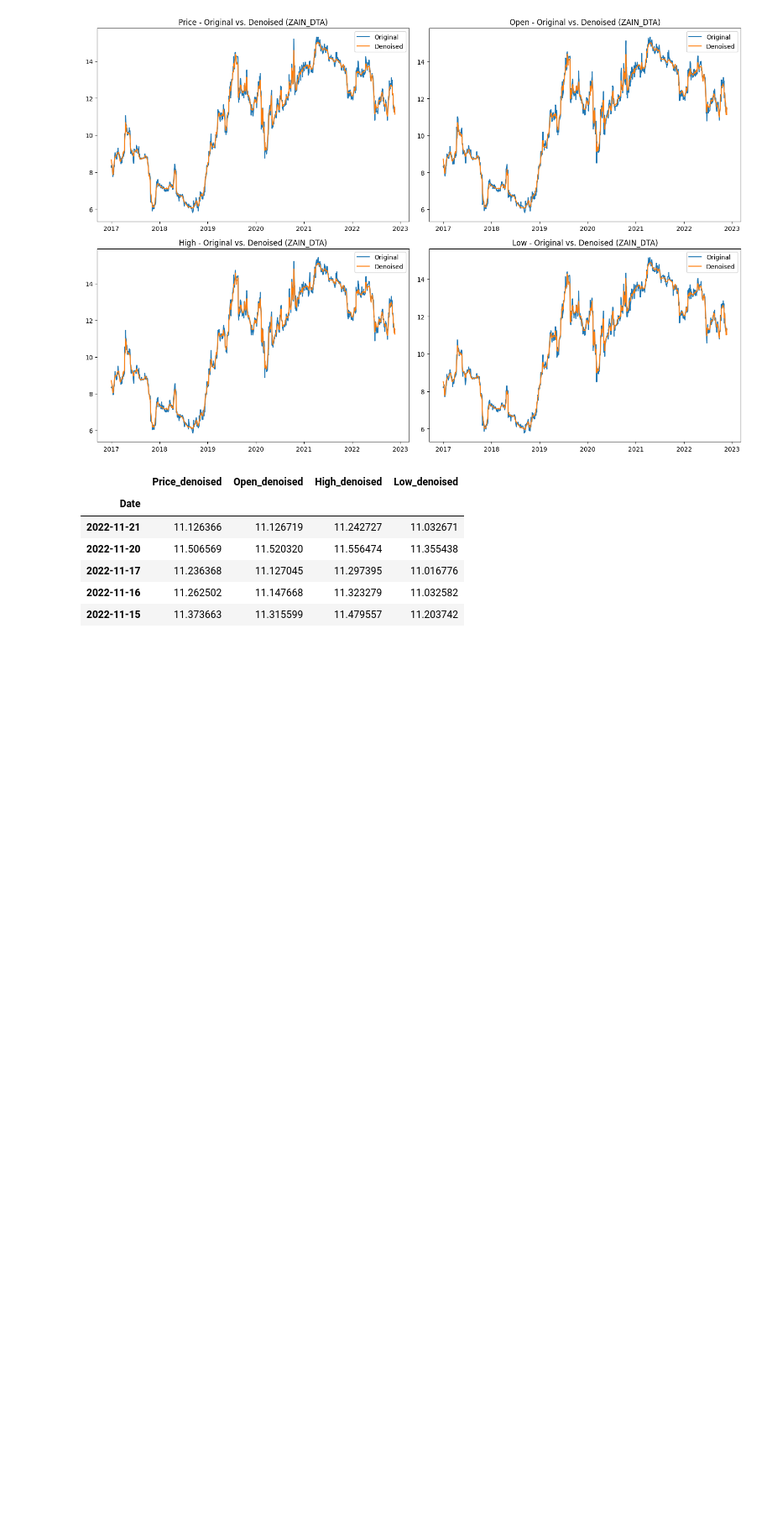
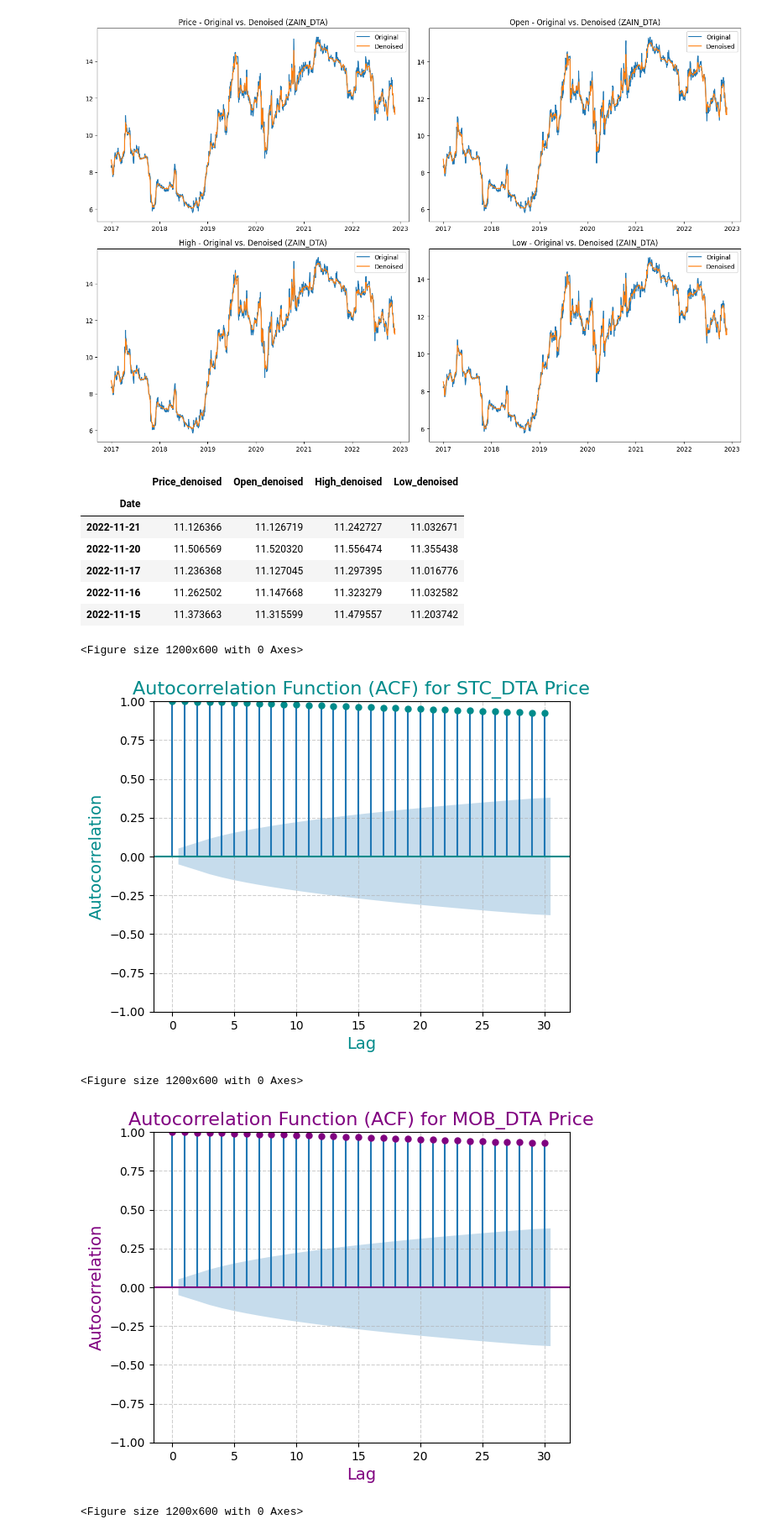
Before and after one commit to aswink71/Time-Series-Project, a Jupyter notebook: Multivaiate_analysis.ipynb, the cells around one changed output. Shown at 84% size. Drawn from its saved outputs; the diff is of its cells as text; code cells hidden in the pictures; blank space fills up the shorter version.

```diff
--- a/Multivaiate_analysis.ipynb
+++ b/Multivaiate_analysis.ipynb
@@ -341,3 +337,36 @@ ZAIN_DTA_denoised.head()
 | 2022-11-17 | 11.236368 | 11.127045 | 11.297395 | 11.016776 |
 | 2022-11-16 | 11.262502 | 11.147668 | 11.323279 | 11.032582 |
 | 2022-11-15 | 11.373663 | 11.315599 | 11.479557 | 11.203742 |
+# %%
+# Define a custom function to plot ACF with customized colors and styling
+def plot_acf_custom(data, title, color, lags=30):
+    matlp.figure(figsize=(12, 6))
+
+    #Graph the ACF using a selected hue.
+    sm.graphics.tsa.plot_acf(data,lags=lags,color=color)
+
+    # Customizing the title and labels with color and style
+    matlp.title(f'Autocorrelation Function (ACF) for {title} Price', fontsize=16, color=color)
+    matlp.xlabel('Lag', fontsize=14, color=color)
+    matlp.ylabel('Autocorrelation', fontsize=14, color=color)
+
+    #Including a grid to improve readability
+    matlp.grid(True, linestyle='--', alpha=0.6)
+
+    # Showing the plot
+    matlp.show()
+
+# Plot ACF for STC_DTA with a specific color scheme
+plot_acf_custom(STC_DTA_denoised['Price_denoised'], 'STC_DTA', color='darkcyan')
+
+# Plot ACF for MOB_DTA with a specific color scheme
+plot_acf_custom(MOB_DTA_denoised['Price_denoised'], 'MOB_DTA', color='purple')
+
+# Plot ACF for ZAIN_DTA with a specific color scheme
+plot_acf_custom(ZAIN_DTA_denoised['Price_denoised'], 'ZAIN_DTA', color='darkorange')
+# %% [output]
+<Figure size 1200x600 with 0 Axes>
+[figure, added]
+<Figure size 1200x600 with 0 Axes>
+[figure, added]
+<Figure size 1200x600 with 0 Axes>
```
Also changed, not shown: parts of 30 cells of this notebook.
